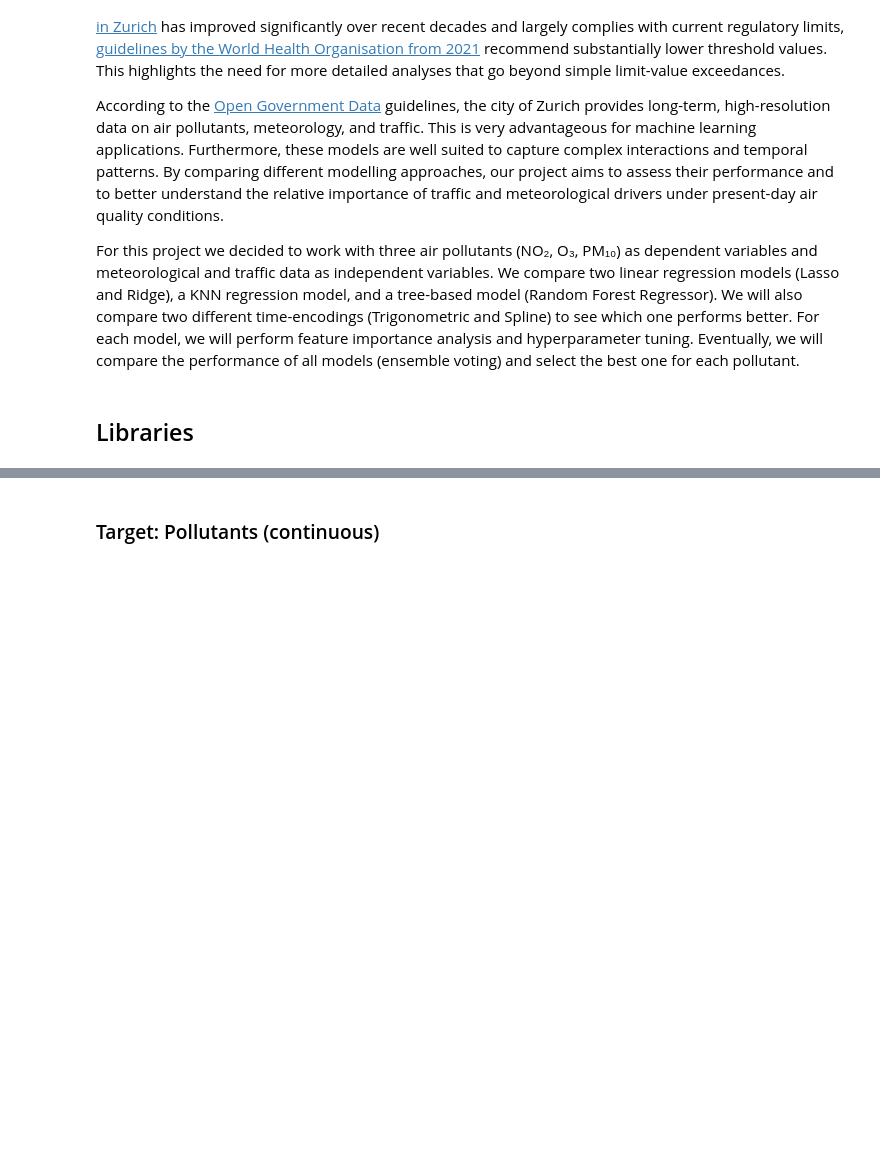
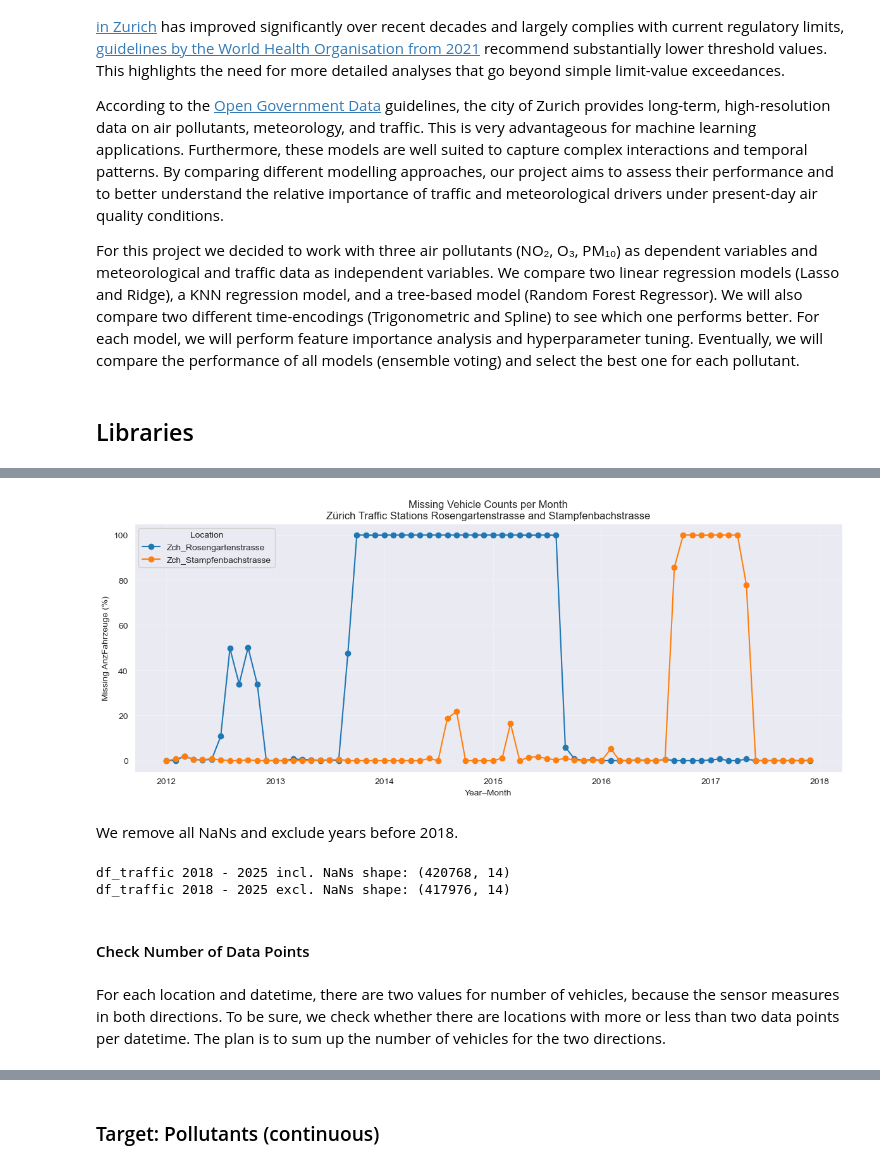
Before and after one commit to JitkaRantanen/AS2025_CO2-GroupProject, a Jupyter notebook: Masterfile.ipynb, the cells around one changed output, grey strips where cells are left out. Saved outputs shown, nothing was run; the diff lists cells and outputs as text; code cells hidden in the pictures; blank space fills up the shorter version.

```diff
--- a/Masterfile.ipynb
+++ b/Masterfile.ipynb
@@ -36,0 +212,12 @@ from sklearn.ensemble import VotingRegressor
+# %%
+df_traffic_raw["Time"] = pd.to_datetime(df_traffic_raw["Datetime"]).dt.time
+df_traffic_raw["Month"] = pd.to_datetime(df_traffic_raw["Datetime"]).dt.month
+df_traffic_raw["Day"] = pd.to_datetime(df_traffic_raw["Datetime"]).dt.day
+df_traffic_raw["Month_str"] = pd.to_datetime(df_traffic_raw["Datetime"]).dt.month_name().str[:3]
+df_traffic_raw["Weekday"] = pd.to_datetime(df_traffic_raw["Datetime"]).dt.weekday
+df_traffic_raw["Weekday_str"] = pd.to_datetime(df_traffic_raw["Datetime"]).dt.day_name().str[:3]
+# This separation is for plotting.
+df_traffic_raw["YearMonth"] = pd.to_datetime(df_traffic_raw["Year"].astype(str)
+                                             + "-"
+                                             + df_traffic_raw["Month"].astype(str))
+df_traffic_raw.head()
@@ -36,0 +268,47 @@ from sklearn.ensemble import VotingRegressor
+# %%
+df_plot = (df_traffic_raw
+.query("Location in ['Zch_Rosengartenstrasse', 'Zch_Stampfenbachstrasse']")
+.query("Year in [2012, 2013, 2014, 2015, 2016, 2017]")
+.groupby(["YearMonth", "Location"], as_index=False)
+.agg(
+        count_Datetime=("Datetime", "count"),
+        count_AnzFhz=("AnzFahrzeuge", "count"))
+.assign(
+        count_missing_AnzFhz_perc=lambda d: round((d.count_Datetime - d.count_AnzFhz)/d.count_Datetime*100, 2)))
+# %%
+plt.figure(figsize=(12, 5))
+
+for location, g in df_plot.groupby("Location"):
+    plt.plot(
+        g["YearMonth"],
+        g["count_missing_AnzFhz_perc"],
+        marker="o",
+        label=location
+    )
+
+plt.ylabel("Missing AnzFahrzeuge (%)")
+plt.xlabel("Year–Month")
+plt.title("Missing Vehicle Counts per Month\nZürich Traffic Stations Rosengartenstrasse and Stampfenbachstrasse")
+
+plt.legend(title="Location")
+plt.grid(True, alpha=0.3)
+plt.tight_layout()
+plt.show()
+# %% [output]
+[figure, added]
+# %% [markdown]
+We remove all NaNs and exclude years before 2018.
+# %%
+years = range(2018, 2026)
+
+df_traffic_raw = df_traffic_raw[df_traffic_raw["Year"].isin(years)]
+df_traffic = df_traffic_raw.dropna()
+print("df_traffic 2018 - 2025 incl. NaNs shape:", df_traffic_raw.shape)
+print("df_traffic 2018 - 2025 excl. NaNs shape:", df_traffic.shape)
+# %% [output]
+df_traffic 2018 - 2025 incl. NaNs shape: (420768, 14)
+df_traffic 2018 - 2025 excl. NaNs shape: (417976, 14)
+# %% [markdown]
+#### Check Number of Data Points
+# %% [markdown]
+For each location and datetime, there are two values for number of vehicles, because the sensor measures in both directions. To be sure, we check whether there are locations with more or less than two data points per datetime. The plan is to sum up the number of vehicles for the two directions.
```
Also changed, not shown: parts of 68 cells of this notebook.
